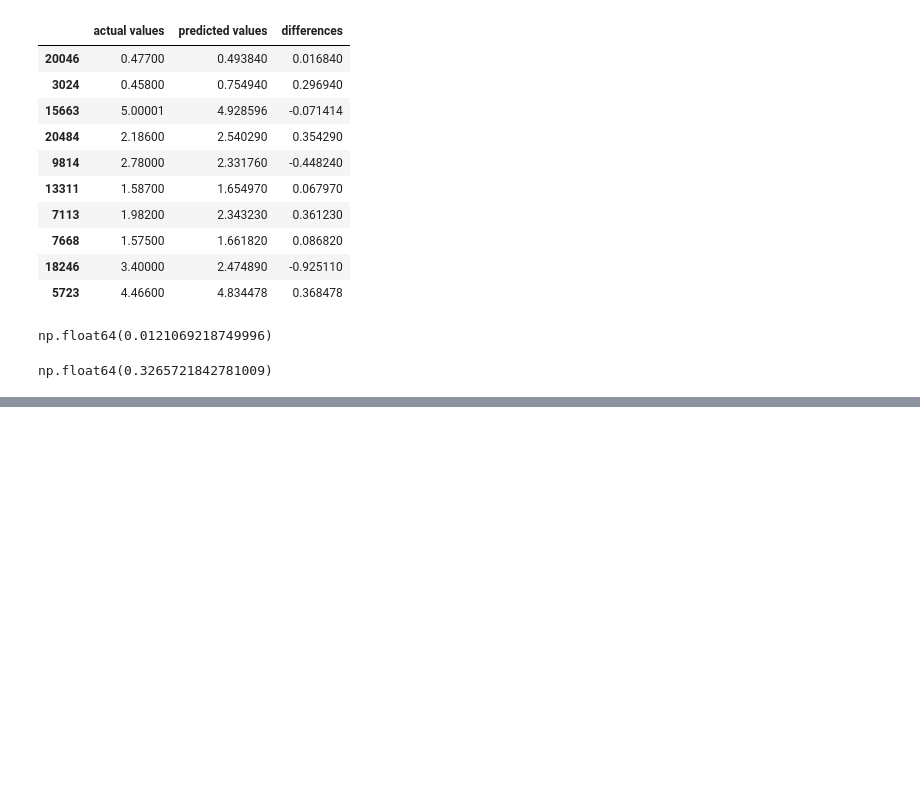
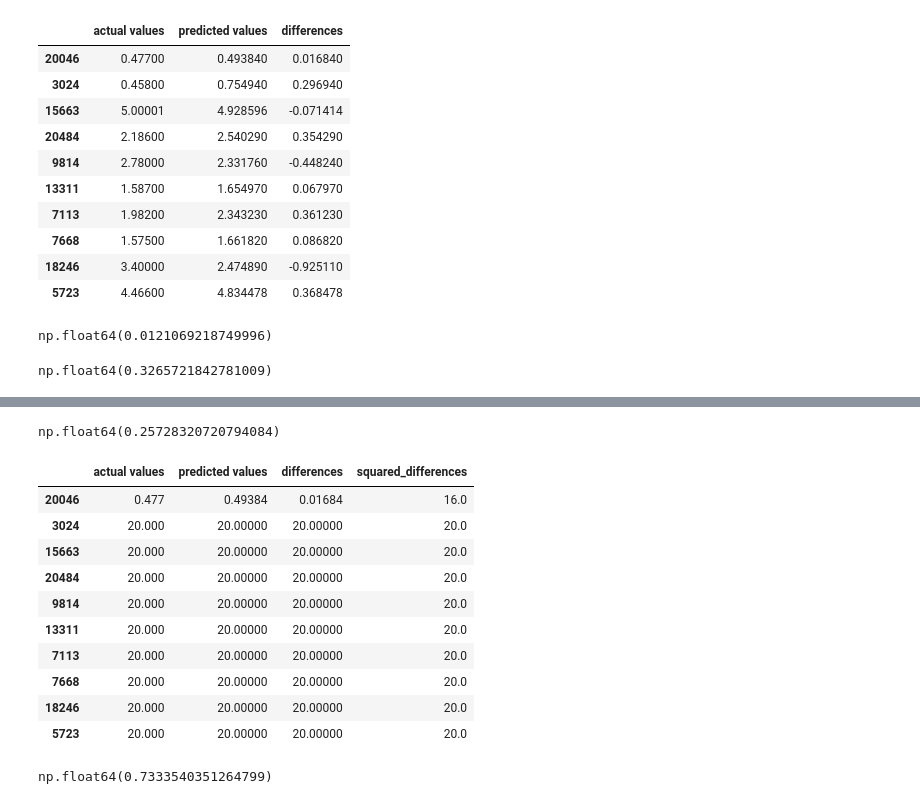
Before and after one commit to Venkats-AI-codes/AI_practices, a Jupyter notebook: Evaluating_regression_model.ipynb, the cells around one changed output, grey strips where cells are left out. Saved outputs shown, nothing was run; the diff lists cells and outputs as text; code cells hidden in the pictures; blank space fills up the shorter version.

```diff
--- a/Evaluating_regression_model.ipynb
+++ b/Evaluating_regression_model.ipynb
@@ -191,0 +205,3 @@ np.float64(0.3265721842781009)
+# %%
+df["squared_differences"] =np.square(df["differences"])
+df.head()
@@ -191,0 +221,3 @@ np.float64(0.3265721842781009)
+# %%
+df_large_error = df.copy()
+df_large_error.iloc[0]["squared_differences"] = 16
@@ -191,0 +244,25 @@ np.float64(0.3265721842781009)
+# %%
+# calculate MSE with large error
+df_large_error["squared_differences"].mean()
+# %% [output]
+np.float64(0.25728320720794084)
+# %%
+df_large_error.iloc[1:100] = 20
+df_large_error.head(10)
+# %% [output]
+|  | actual values | predicted values | differences | squared_differences |
+| 20046 | 0.477 | 0.49384 | 0.01684 | 16.0 |
+| 3024 | 20.000 | 20.00000 | 20.00000 | 20.0 |
+| 15663 | 20.000 | 20.00000 | 20.00000 | 20.0 |
+| 20484 | 20.000 | 20.00000 | 20.00000 | 20.0 |
+| 9814 | 20.000 | 20.00000 | 20.00000 | 20.0 |
+| 13311 | 20.000 | 20.00000 | 20.00000 | 20.0 |
+| 7113 | 20.000 | 20.00000 | 20.00000 | 20.0 |
+| 7668 | 20.000 | 20.00000 | 20.00000 | 20.0 |
+| 18246 | 20.000 | 20.00000 | 20.00000 | 20.0 |
+| 5723 | 20.000 | 20.00000 | 20.00000 | 20.0 |
+# %%
+# calculate MSE with large error
+df_large_error["squared_differences"].mean()
+# %% [output]
+np.float64(0.7333540351264799)
```
Also changed, not shown: parts of 7 cells of this notebook.
